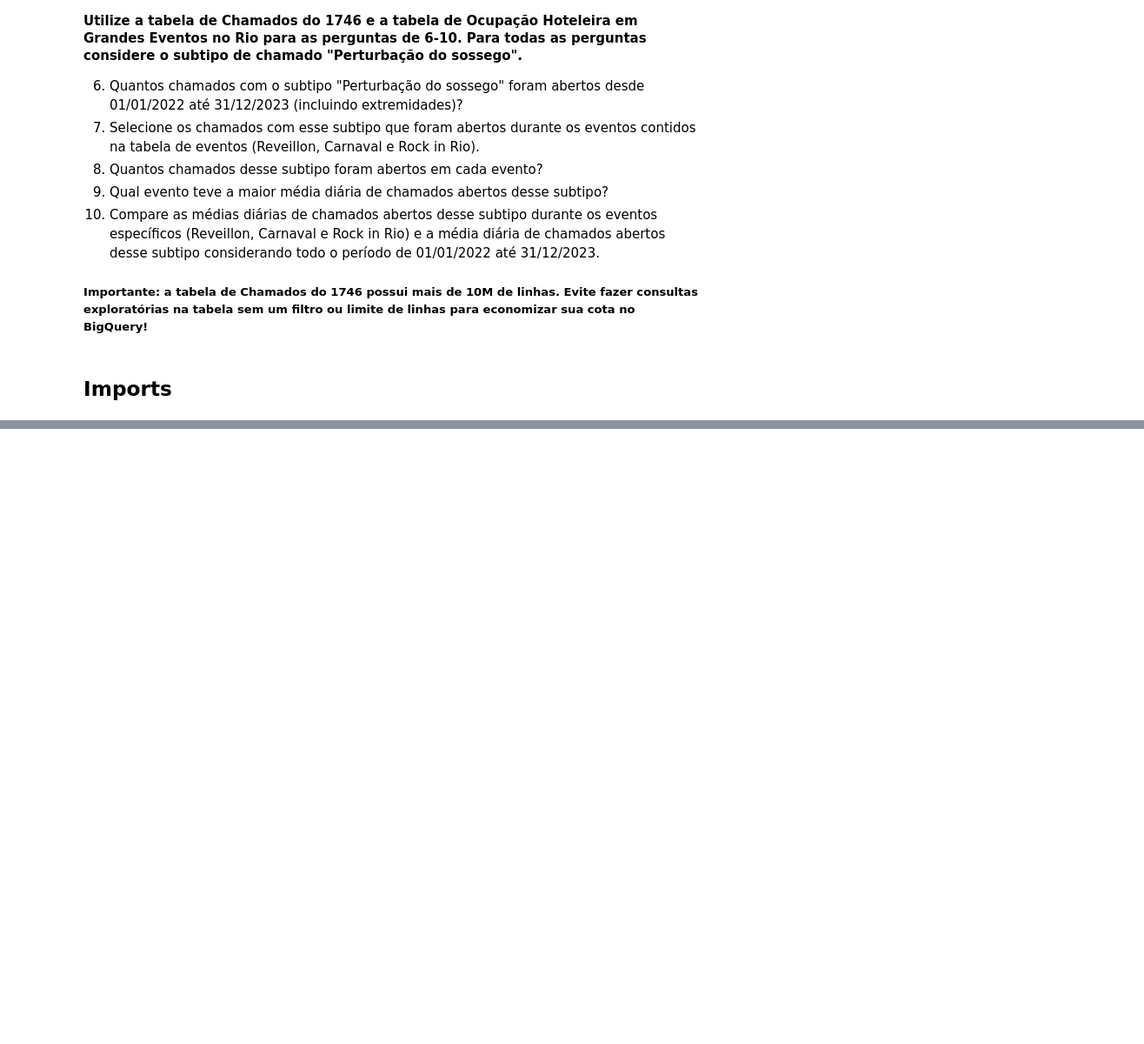
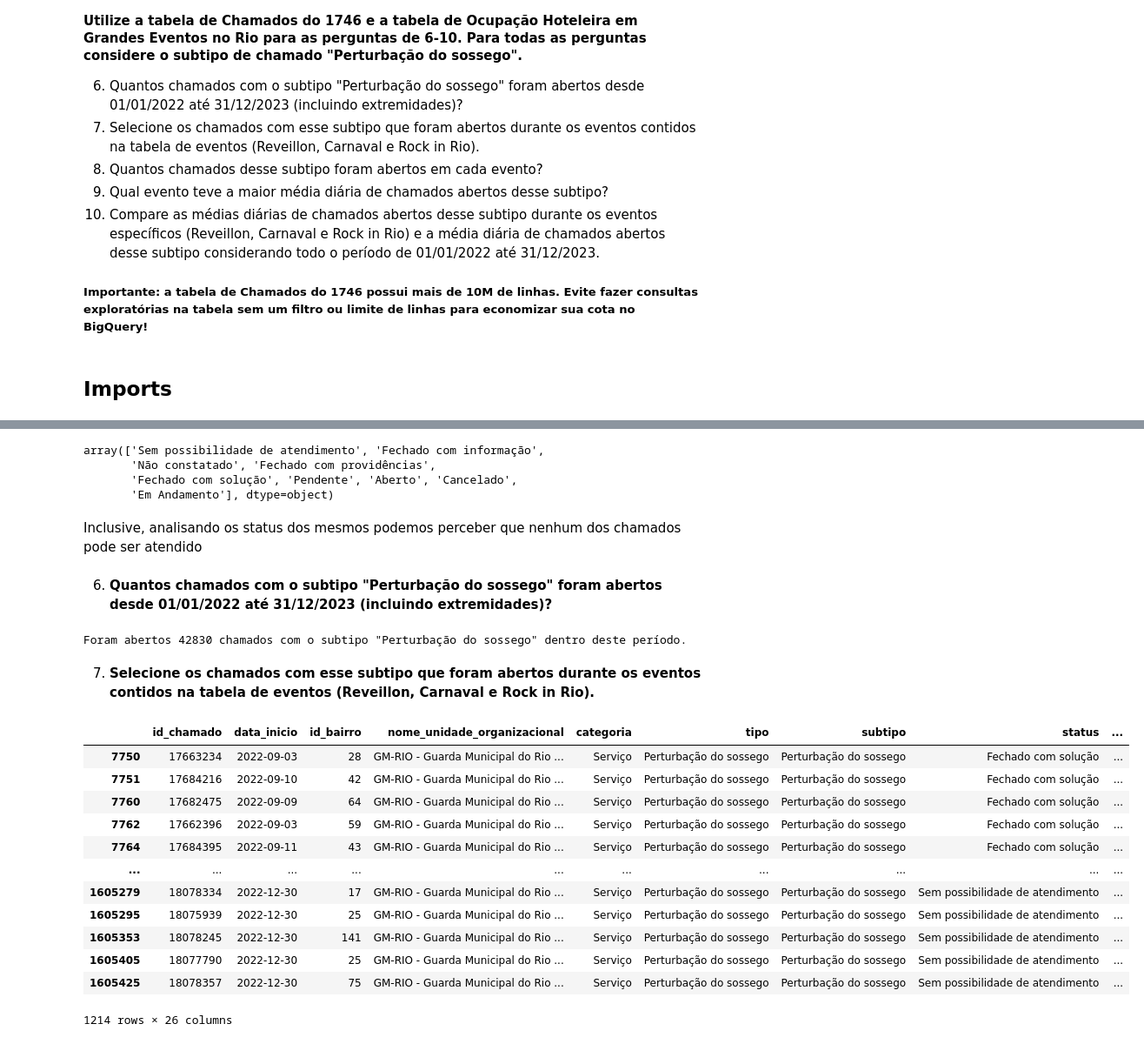
Before and after one commit to DS-Johnny/emd-desafio-junior-data-scientist, a Jupyter notebook: analise_python.ipynb, the cells around one changed output, grey strips where cells are left out. Shown: that part at 87% size. Drawn from its saved outputs; the diff is of its cells as text; code cells hidden in the pictures; blank space fills up the shorter version.

```diff
--- a/analise_python.ipynb
+++ b/analise_python.ipynb
@@ -25,0 +30,4 @@
+# %%
+ocup = pd.read_csv('datasets/ocupacao.csv')
+bairro = pd.read_csv('datasets/bairro.csv')
+chamado = pd.read_parquet('datasets/chamado.parquet')
@@ -25,0 +42,9 @@
+# %%
+# Função para gerar a lista de datas
+def gerar_lista_datas(row):
+    return pd.date_range(start=row['data_inicial'], end=row['data_final']).strftime('%Y-%m-%d').tolist()
+
+# Aplicando a função em cada linha do DataFrame
+#datas = ocup.apply(gerar_lista_datas, axis=1)
+ocup['periodo'] = ocup.apply(gerar_lista_datas, axis=1)
+ocup
@@ -25,0 +78,26 @@
+# %%
+# Para fazer o merge dos dataframes bairro + chamado é preciso converter o tipo da coluna id_bairro
+bairro['id_bairro'] = bairro['id_bairro'].apply(lambda x: str(x)) # converter o id_bairro de bairro para str porque possui menos registros no dataframe
+
+# Merge(join) de chamado + bairro
+cham_bair = pd.merge(chamado, bairro, how='left', on='id_bairro')
+
+# Coluna de data
+cham_bair['data_inicio'] = pd.to_datetime(cham_bair['data_inicio'])
+cham_bair['data_inicio'] = cham_bair['data_inicio'].apply(lambda x: x.strftime('%Y-%m-%d'))
+
+# Merge cham_bair + ocup
+# Função para gerar a lista de datas
+def gerar_lista_datas(row):
+    return pd.date_range(start=row['data_inicial'], end=row['data_final']).strftime('%Y-%m-%d').tolist() # essa função analisa as datas de inicio e fim e retorna uma lista com todas as datas do evento
+
+# Aplicando a função em cada linha do DataFrame
+ocup['periodo'] = ocup.apply(gerar_lista_datas, axis=1) # agora o dataframe ocup possui uma coluna com listas dos dias de cada evento
+
+# Transformando o dataframe para que cada data da coluna 'periodo' seja uma linha
+df_explodido = ocup.explode('periodo') # A função explode transforma listas em várias linhas, mantendo as demais colunas
+df_explodido = df_explodido[['periodo', 'evento', 'taxa_ocupacao']] # Filtra o dataframe
+df_explodido.columns = ['data_inicio', 'evento', 'taxa_ocupacao'] # muda o nome da coluna para ser possível fazer o merge
+
+# Faz o join do dataframe cham_bair com o df_explodido
+merged = pd.merge(cham_bair, df_explodido, how='left', on='data_inicio')
@@ -25,0 +188,35 @@
+# %%
+cham_bair[cham_bair['nome'].isnull()]['status'].unique()
+# %% [output]
+array(['Sem possibilidade de atendimento', 'Fechado com informação',
+       'Não constatado', 'Fechado com providências',
+       'Fechado com solução', 'Pendente', 'Aberto', 'Cancelado',
+       'Em Andamento'], dtype=object)
+# %% [markdown]
+Inclusive, analisando os status dos mesmos podemos perceber que nenhum dos chamados pode ser atendido
+# %% [markdown]
+6. **Quantos chamados com o subtipo "Perturbação do sossego" foram abertos desde 01/01/2022 até 31/12/2023 (incluindo extremidades)?**
+# %%
+# O dataframe já está previamente filtrado com o período do dia 01/01/202 e 31/12/2023(considerando que as extremidades sejam o primeiro e último dia deste período)
+print(f'Foram abertos {sum(cham_bair['subtipo'] == 'Perturbação do sossego')} chamados com o subtipo "Perturbação do sossego" dentro deste período.')
+# %% [output]
+Foram abertos 42830 chamados com o subtipo "Perturbação do sossego" dentro deste período.
+# %% [markdown]
+7. **Selecione os chamados com esse subtipo que foram abertos durante os eventos contidos na tabela de eventos (Reveillon, Carnaval e Rock in Rio).**
+# %%
+eventos = merged[merged['evento'].isin(['Reveillon', 'Carnaval','Rock in Rio'])]
+eventos[eventos['subtipo'] == 'Perturbação do sossego']
+# %% [output]
+|  | id_chamado | data_inicio | id_bairro | nome_unidade_organizacional | categoria | tipo | subtipo | status | ... |
+| 7750 | 17663234 | 2022-09-03 | 28 | GM-RIO - Guarda Municipal do Rio ... | Serviço | Perturbação do sossego | Perturbação do sossego | Fechado com solução | ... |
+| 7751 | 17684216 | 2022-09-10 | 42 | GM-RIO - Guarda Municipal do Rio ... | Serviço | Perturbação do sossego | Perturbação do sossego | Fechado com solução | ... |
+| 7760 | 17682475 | 2022-09-09 | 64 | GM-RIO - Guarda Municipal do Rio ... | Serviço | Perturbação do sossego | Perturbação do sossego | Fechado com solução | ... |
+| 7762 | 17662396 | 2022-09-03 | 59 | GM-RIO - Guarda Municipal do Rio ... | Serviço | Perturbação do sossego | Perturbação do sossego | Fechado com solução | ... |
+| 7764 | 17684395 | 2022-09-11 | 43 | GM-RIO - Guarda Municipal do Rio ... | Serviço | Perturbação do sossego | Perturbação do sossego | Fechado com solução | ... |
+| ... | ... | ... | ... | ... | ... | ... | ... | ... | ... |
+| 1605279 | 18078334 | 2022-12-30 | 17 | GM-RIO - Guarda Municipal do Rio ... | Serviço | Perturbação do sossego | Perturbação do sossego | Sem possibilidade de atendimento | ... |
+| 1605295 | 18075939 | 2022-12-30 | 25 | GM-RIO - Guarda Municipal do Rio ... | Serviço | Perturbação do sossego | Perturbação do sossego | Sem possibilidade de atendimento | ... |
+| 1605353 | 18078245 | 2022-12-30 | 141 | GM-RIO - Guarda Municipal do Rio ... | Serviço | Perturbação do sossego | Perturbação do sossego | Sem possibilidade de atendimento | ... |
+| 1605405 | 18077790 | 2022-12-30 | 25 | GM-RIO - Guarda Municipal do Rio ... | Serviço | Perturbação do sossego | Perturbação do sossego | Sem possibilidade de atendimento | ... |
+| 1605425 | 18078357 | 2022-12-30 | 75 | GM-RIO - Guarda Municipal do Rio ... | Serviço | Perturbação do sossego | Perturbação do sossego | Sem possibilidade de atendimento | ... |
+1214 rows × 26 columns
```
Also changed, not shown: parts of 27 cells of this notebook.
